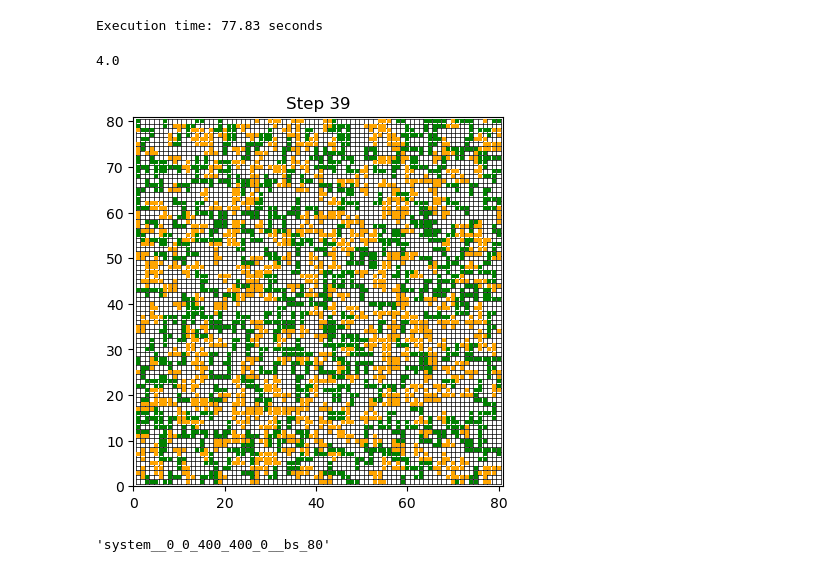
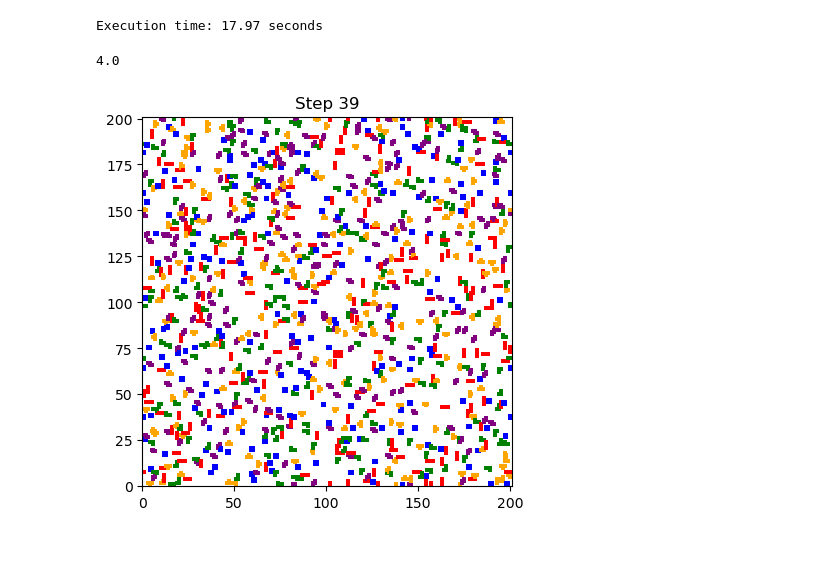
Before and after one commit to daviderevignas/polyomini, a Jupyter notebook: 002_test_auto_initial_cond.ipynb, the cells around one changed output. Cells and saved outputs as stored; diff of their text form; code cells hidden in the pictures.

```diff
--- a/002_test_auto_initial_cond.ipynb
+++ b/002_test_auto_initial_cond.ipynb
@@ -51,12 +51,12 @@ max_omino_size=np.max(ominos_sizes)
 omino_shapes = np.concatenate([omino_1, omino_2, omino_3, omino_4,omino_5], axis=2)
 n_omino_types = omino_shapes.shape[-1]
 # %%
-box_size = 80
+box_size = 200
 n_ominos_per_shape=np.array([8,6,8,6,6],dtype=np.int32)
 n_ominos_per_shape=np.array([50,50,30,30,40],dtype=np.int32)
 n_ominos_per_shape=np.array([300,300,200,0,0],dtype=np.int32)
 n_ominos_per_shape=np.array([0,0,400,400,0],dtype=np.int32)
-n_ominos_per_shape=np.array([100,100,100,100,100],dtype=np.int32)
+n_ominos_per_shape=np.array([300,300,300,300,300],dtype=np.int32)
 n_ominos = np.sum(n_ominos_per_shape)
 
 crystal_cell_size_x = 2
@@ -116,7 +116,7 @@ for i_omino_type in range(1, n_omino_types + 1):  # 1 to n_omino_types (inclusiv
         rot_omino_shapes[i_cell, 0, omino_type_idx, 3] = orig_y
         rot_omino_shapes[i_cell, 1, omino_type_idx, 3] = -orig_x
 # %%
-n_mc_steps=4000000
+n_mc_steps=n_ominos*1000
 n_savings=40
 prng_seed=np.random.randint(1,100000)
 
@@ -140,14 +140,12 @@ end_time = time.time()
 execution_time = end_time - start_time
 print(f"Execution time: {execution_time:.2f} seconds")
 # %% [output]
-Execution time: 77.83 seconds
+Execution time: 17.97 seconds
 # %%
 system_snapshots.sum()/(n_savings*n_ominos)
 # %% [output]
 4.0
 # %%
-
-
 def create_system_snapshots_with_colors(history_positions, history_orientations,
                                        vec_omino_types, ominos_sizes,
                                        rot_omino_shapes, box_size):
@@ -201,9 +199,9 @@ ax.set_xlim([0, box_size+1])
 ax.set_ylim([0, box_size+1])
 
 # Draw grid once (static)
-for i in range(box_size + 1):
-    ax.plot([i+0.5, i+0.5], [0.5, box_size+0.5], color='black', linewidth=0.5)
-    ax.plot([0.5, box_size+0.5], [i+0.5, i+0.5], color='black', linewidth=0.5)
+# for i in range(box_size + 1):
+#     ax.plot([i+0.5, i+0.5], [0.5, box_size+0.5], color='black', linewidth=0.5)
+#     ax.plot([0.5, box_size+0.5], [i+0.5, i+0.5], color='black', linewidth=0.5)
 
 # Define colors for different omino types
 colors = ['red', 'blue', 'green', 'orange', 'purple', 'yellow', 'cyan', 'magenta', 'brown', 'pink']
@@ -224,36 +222,31 @@ def update(i_snapshot):
             omino_type = system_snapshots_colored[ix, iy, i_snapshot]
             if omino_type > 0:  # If cell is occupied
                 color_idx = (omino_type - 1) % len(colors)  # Cycle through colors
 
                 sc = ax.plot(ix+1, iy+1,
                            marker='s',
                            color=colors[color_idx],
                            markersize=block_size_plot,
                            markeredgewidth=0.0,
                            markeredgecolor='black')
                 scatters.extend(sc)  # plot returns a list
 
     ax.set_title(f'Step {i_snapshot}')
     return scatters
 
 # --- Create animation ---
 n_snapshots = system_snapshots_colored.shape[2]  # number of frames
 ani = animation.FuncAnimation(fig, update, frames=n_snapshots, blit=False, repeat=True)
 
 # --- Save as GIF ---
 path_to_gifs='gifs/'
 
 gif_name='system_'
 for n in n_ominos_per_shape:
     gif_name+=f'_{n:}'
 gif_name+=f'__bs_{box_size:}'
 
 ani.save(f"{path_to_gifs:}/{gif_name:}.gif", writer="pillow", fps=5)
 plt.show()
 # %% [output]
-[figure, old version]
+[figure, new version]
-# %%
-
-gif_name
-# %% [output]
-'system__0_0_400_400_0__bs_80'
```
Also changed, not shown: parts of 1 cell of this notebook, 5 other files.
